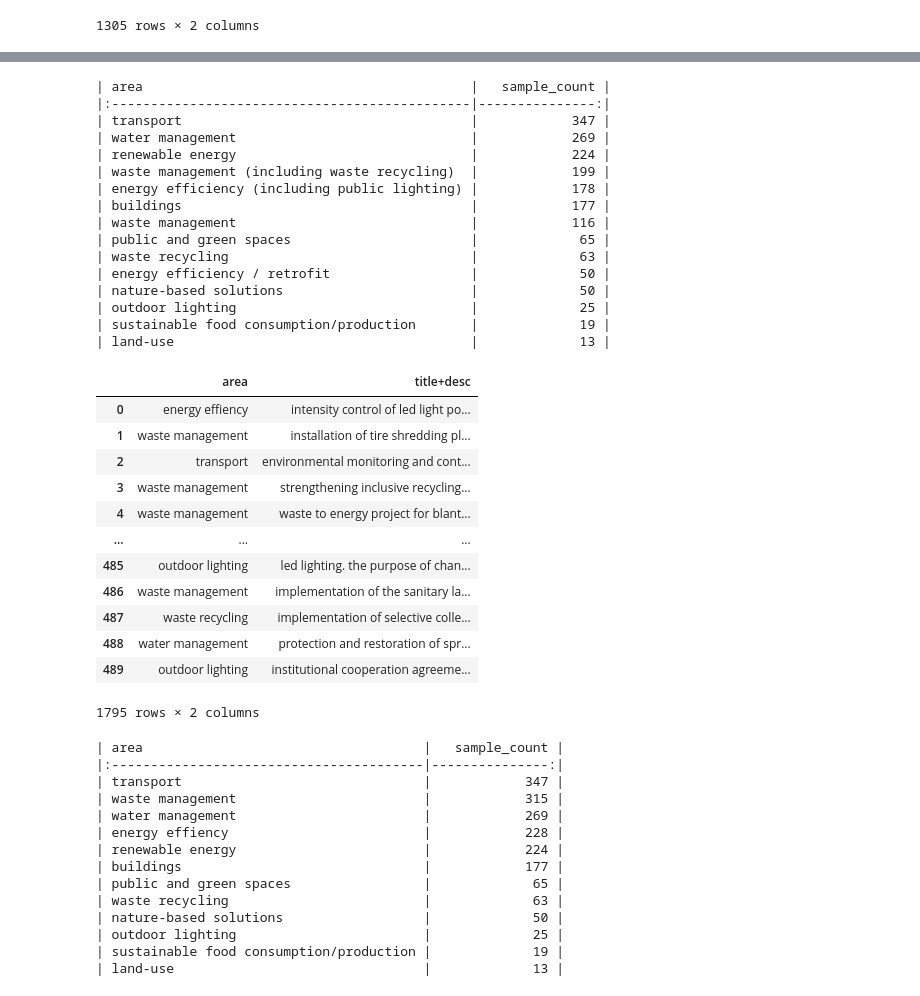
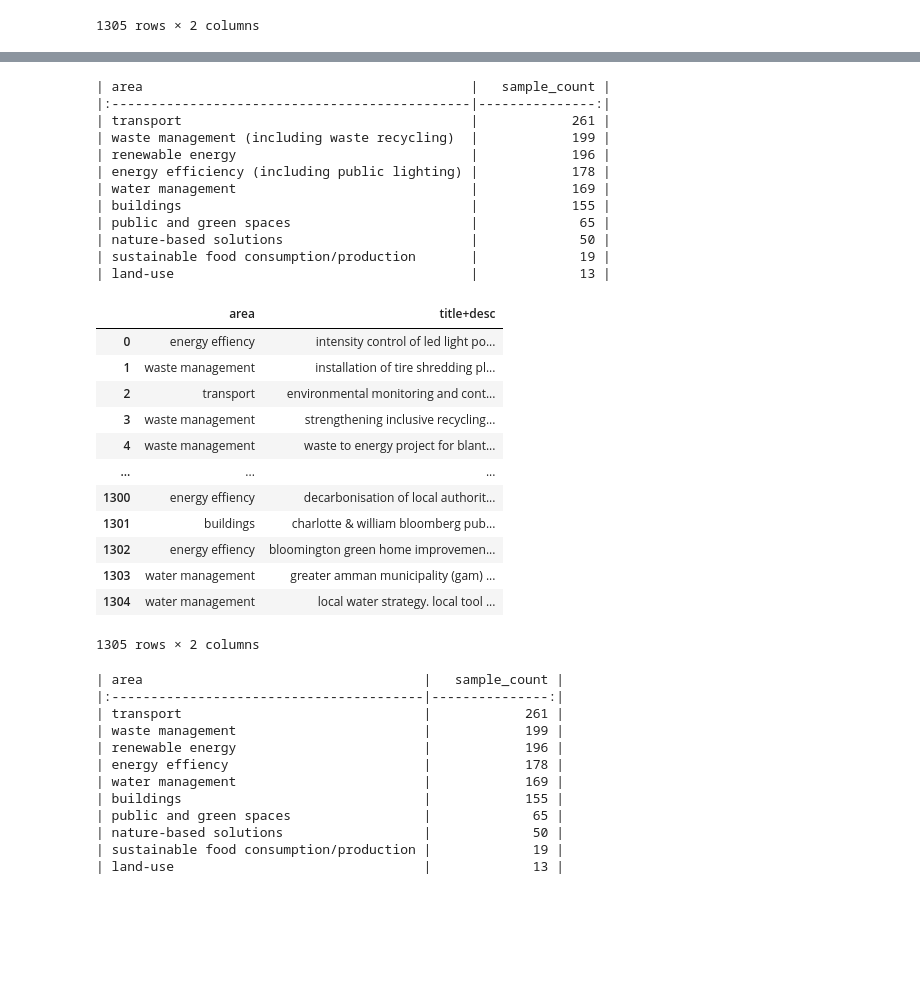
Before and after one commit to thvlio/project-hunter-public, a Jupyter notebook: cross-validation_fine-tuning.ipynb, the cells around one changed output, grey strips where cells are left out. Cells and saved outputs as stored; diff of their text form; code cells hidden in the pictures; blank space fills up the shorter version.

```diff
--- a/cross_validation_tf.ipynb
+++ b/cross-validation_fine-tuning.ipynb
@@ -74,48 +38,44 @@ df_joined
 # %%
 # show sample count for each area (some need to be joined together)
-print(pd.DataFrame(df_joined.value_counts(subset='area')).rename(columns={0: 'sample_count'}).to_markdown())
+print(pd.DataFrame(df_cdp.value_counts(subset='area')).rename(columns={0: 'sample_count'}).to_markdown())
 # %% [output]
 | area                                          |   sample_count |
 |:----------------------------------------------|---------------:|
-| transport                                     |            347 |
-| water management                              |            269 |
-| renewable energy                              |            224 |
+| transport                                     |            261 |
 | waste management (including waste recycling)  |            199 |
+| renewable energy                              |            196 |
 | energy efficiency (including public lighting) |            178 |
-| buildings                                     |            177 |
-| waste management                              |            116 |
+| water management                              |            169 |
+| buildings                                     |            155 |
 | public and green spaces                       |             65 |
-| waste recycling                               |             63 |
-| energy efficiency / retrofit                  |             50 |
 | nature-based solutions                        |             50 |
-| outdoor lighting                              |             25 |
 | sustainable food consumption/production       |             19 |
 | land-use                                      |             13 |
 # %%
 # simplify area names
-df_corrected = df_joined.copy()
+df_corrected = df_cdp.copy()
 
 area_energy = (df_corrected['area'] == 'energy efficiency / retrofit') | (df_corrected['area'] == 'energy efficiency (including public lighting)')
-df_corrected.loc[area_energy, 'area'] = 'energy effiency'
+df_corrected.loc[area_energy, 'area'] = 'energy efficiency'
 
 area_waste = df_corrected['area'] == 'waste management (including waste recycling)'
 df_corrected.loc[area_waste, 'area'] = 'waste management'
 
 df_corrected
 # %% [output]
 |  | area | title+desc |
 | 0 | energy effiency | intensity control of led light po... |
 | 1 | waste management | installation of tire shredding pl... |
 | 2 | transport | environmental monitoring and cont... |
 | 3 | waste management | strengthening inclusive recycling... |
 | 4 | waste management | waste to energy project for blant... |
 | ... | ... | ... |
-| 485 | outdoor lighting | led lighting. the purpose of chan... |
-| 486 | waste management | implementation of the sanitary la... |
-| 487 | waste recycling | implementation of selective colle... |
-| 488 | water management | protection and restoration of spr... |
-| 489 | outdoor lighting | institutional cooperation agreeme... |
+| 1300 | energy effiency | decarbonisation of local authorit... |
+| 1301 | buildings | charlotte & william bloomberg pub... |
+| 1302 | energy effiency | bloomington green home improvemen... |
+| 1303 | water management | greater amman municipality (gam) ... |
+| 1304 | water management | local water strategy. local tool ... |
-1795 rows × 2 columns
+1305 rows × 2 columns
 # %%
 # show sample count again
 area_count = pd.DataFrame(df_corrected.value_counts(subset='area')).rename(columns={0: 'sample_count'})
@@ -123,16 +83,14 @@ print(area_count.to_markdown())
 # %% [output]
 | area                                    |   sample_count |
 |:----------------------------------------|---------------:|
-| transport                               |            347 |
-| waste management                        |            315 |
-| water management                        |            269 |
-| energy effiency                         |            228 |
-| renewable energy                        |            224 |
-| buildings                               |            177 |
+| transport                               |            261 |
+| waste management                        |            199 |
+| renewable energy                        |            196 |
+| energy effiency                         |            178 |
+| water management                        |            169 |
+| buildings                               |            155 |
 | public and green spaces                 |             65 |
-| waste recycling                         |             63 |
 | nature-based solutions                  |             50 |
-| outdoor lighting                        |             25 |
 | sustainable food consumption/production |             19 |
 | land-use                                |             13 |
 # %%
```
Also changed, not shown: parts of 13 cells of this notebook, 29 other files.
